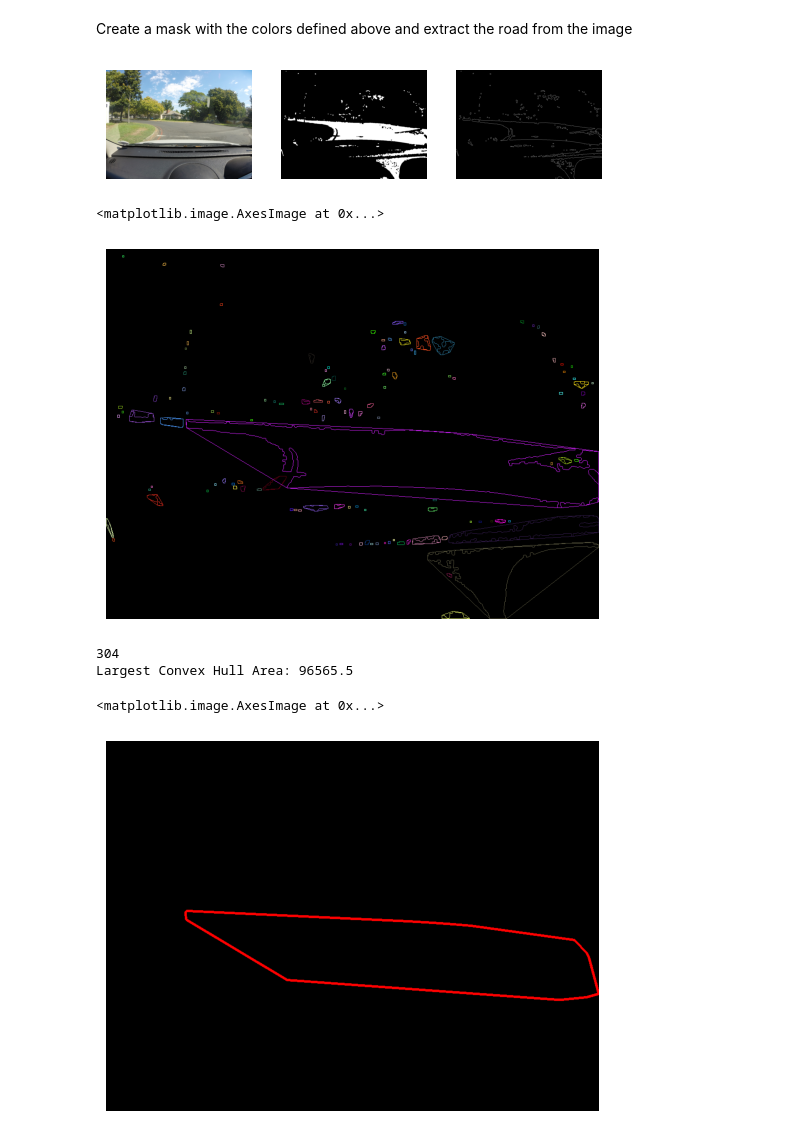
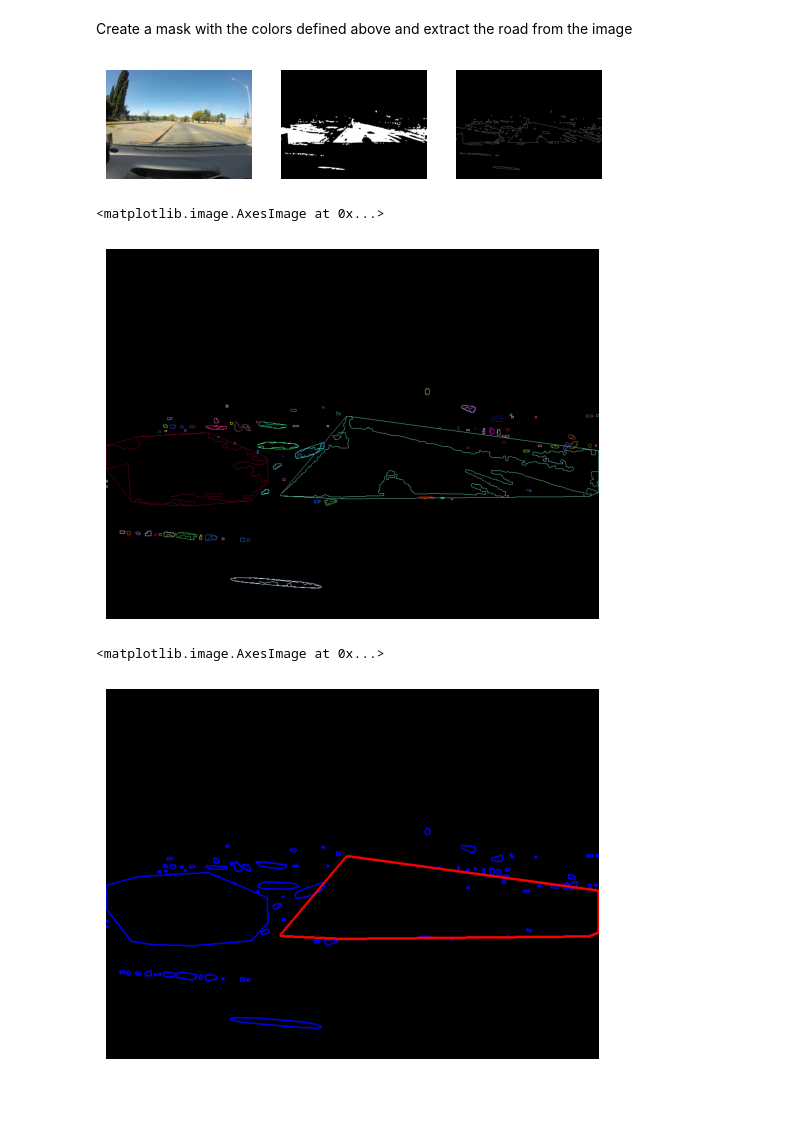
Before and after one commit to christiandalfarra/SIVProject, a Jupyter notebook: project_notebook.ipynb, the cells around one changed output. Drawn from its saved outputs; the diff is of its cells as text; code cells hidden in the pictures; blank space fills up the shorter version.

```diff
--- a/project_notebook.ipynb
+++ b/project_notebook.ipynb
@@ -41,7 +41,7 @@ plt.show()
 # %% [markdown]
 Show the ROI in the selected image
 # %%
-image = cv.imread("test_images/test5.jpg")
+image = cv.imread("test_images/test2.jpg")
 image = cv.resize(image, (1000,750))
 image = cv.cvtColor(image,cv.COLOR_BGR2RGB)
 
@@ -114,7 +114,7 @@ plt.show()
 cv.waitKey(0)
 cv.destroyAllWindows()
 # %% [output]
-[figure, old version]
+[figure, new version]
 # %%
 import random as rng
 # Find contours
@@ -137,29 +137,23 @@ plt.axis('off')
 plt.imshow(drawing)
 # %% [output]
 <matplotlib.image.AxesImage at 0x...>
-[figure, old version]
+[figure, new version]
 # %%
-#contours, _ = cv.findContours(mask, cv.RETR_EXTERNAL, cv.CHAIN_APPROX_SIMPLE)
-contours, _ = cv.findContours(edges, cv.RETR_TREE, cv.CHAIN_APPROX_SIMPLE)
+contours, _ = cv.findContours(mask, cv.RETR_EXTERNAL, cv.CHAIN_APPROX_SIMPLE)
 
 # Find the convex hull object for each contour
 hull_list = [cv.convexHull(cnt) for cnt in contours]
-print(len(hull_list))
 # Draw contours + hull results
 largest_hull = max(hull_list, key=cv.contourArea)
 #print(largest_hull)
 hull_segmentation = np.zeros((edges.shape[0], edges.shape[1], 3), dtype=np.uint8)
 for hull in hull_list:
-    cv.drawContours(drawing, [hull], -1, (0, 0, 255), 2)
+    cv.drawContours(hull_segmentation, [hull], -1, (0, 0, 255), 2)
 # Draw the largest hull in green
 cv.drawContours(hull_segmentation, [largest_hull], -1, (255, 0, 0), 3)
-largest_area = cv.contourArea(largest_hull)
-print("Largest Convex Hull Area:", largest_area)
 # Show in a window
 plt.axis('off')
 plt.imshow(hull_segmentation)
 # %% [output]
-304
-Largest Convex Hull Area: 96565.5
+<matplotlib.image.AxesImage at 0x...>
-<matplotlib.image.AxesImage at 0x...>
-[figure, old version]
+[figure, new version]
```
Also changed, not shown: parts of 7 cells of this notebook, 3 other files.
